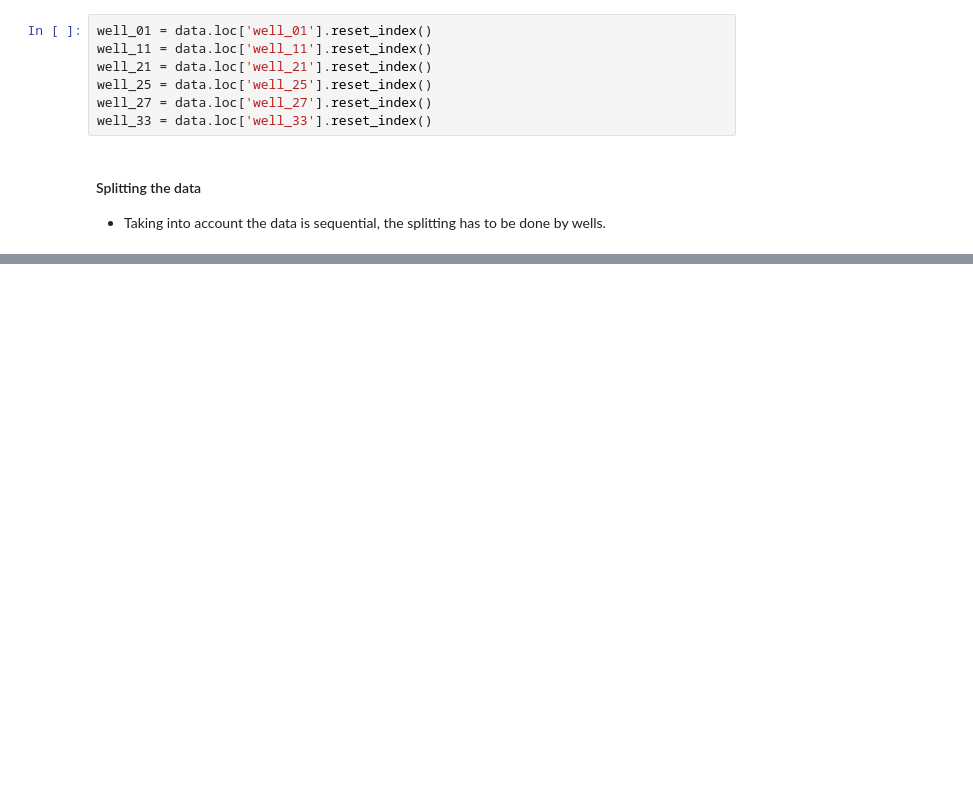
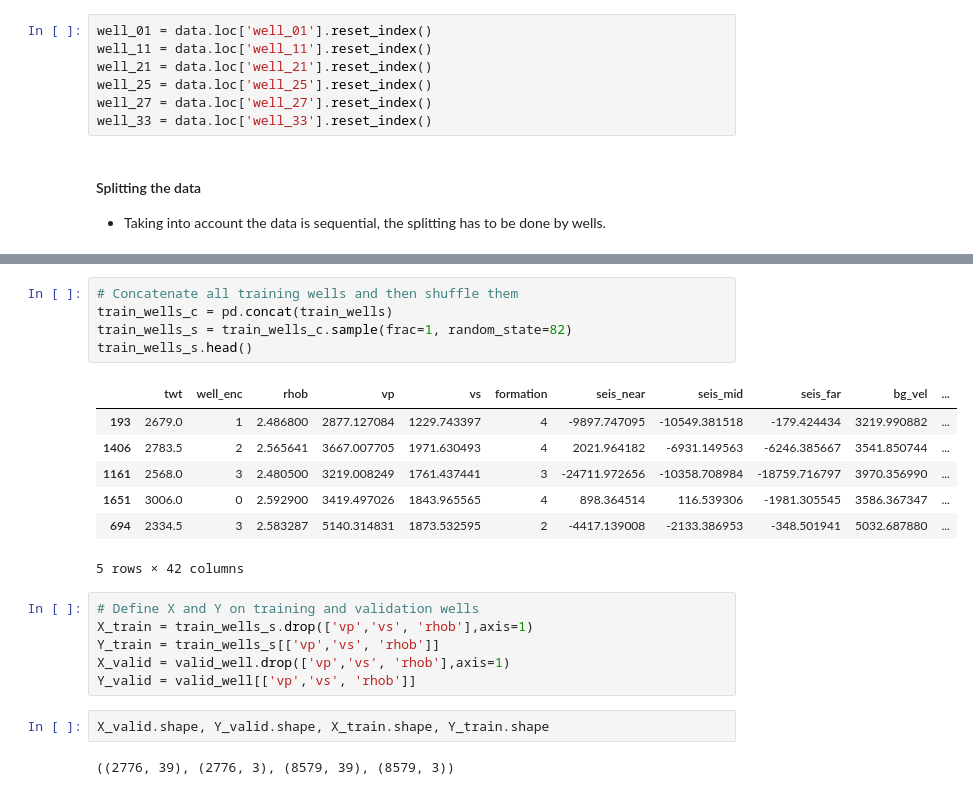
Before and after one commit to Dnbg1982/Oil-Gas-Projects, a Jupyter notebook: Exploration/Notebooks/Seismic_Inversion.ipynb, the cells around one changed output, grey strips where cells are left out. Saved outputs shown, nothing was run; the diff lists cells and outputs as text; blank space fills up the shorter version.

```diff
--- a/Exploration/Notebooks/Seismic_Inversion.ipynb
+++ b/Exploration/Notebooks/Seismic_Inversion.ipynb
@@ -313,0 +310,23 @@ valid_well
+# %%
+# Concatenate all training wells and then shuffle them
+train_wells_c = pd.concat(train_wells)
+train_wells_s = train_wells_c.sample(frac=1, random_state=82)
+train_wells_s.head()
+# %% [output]
+|  | twt | well_enc | rhob | vp | vs | formation | seis_near | seis_mid | seis_far | bg_vel | ... |
+| 193 | 2679.0 | 1 | 2.486800 | 2877.127084 | 1229.743397 | 4 | -9897.747095 | -10549.381518 | -179.424434 | 3219.990882 | ... |
+| 1406 | 2783.5 | 2 | 2.565641 | 3667.007705 | 1971.630493 | 4 | 2021.964182 | -6931.149563 | -6246.385667 | 3541.850744 | ... |
+| 1161 | 2568.0 | 3 | 2.480500 | 3219.008249 | 1761.437441 | 3 | -24711.972656 | -10358.708984 | -18759.716797 | 3970.356990 | ... |
+| 1651 | 3006.0 | 0 | 2.592900 | 3419.497026 | 1843.965565 | 4 | 898.364514 | 116.539306 | -1981.305545 | 3586.367347 | ... |
+| 694 | 2334.5 | 3 | 2.583287 | 5140.314831 | 1873.532595 | 2 | -4417.139008 | -2133.386953 | -348.501941 | 5032.687880 | ... |
+5 rows × 42 columns
+# %%
+# Define X and Y on training and validation wells
+X_train = train_wells_s.drop(['vp','vs', 'rhob'],axis=1)
+Y_train = train_wells_s[['vp','vs', 'rhob']]
+X_valid = valid_well.drop(['vp','vs', 'rhob'],axis=1)
+Y_valid = valid_well[['vp','vs', 'rhob']]
+# %%
+X_valid.shape, Y_valid.shape, X_train.shape, Y_train.shape
+# %% [output]
+((2776, 39), (2776, 3), (8579, 39), (8579, 3))
```
Also changed, not shown: parts of 5 cells of this notebook.
